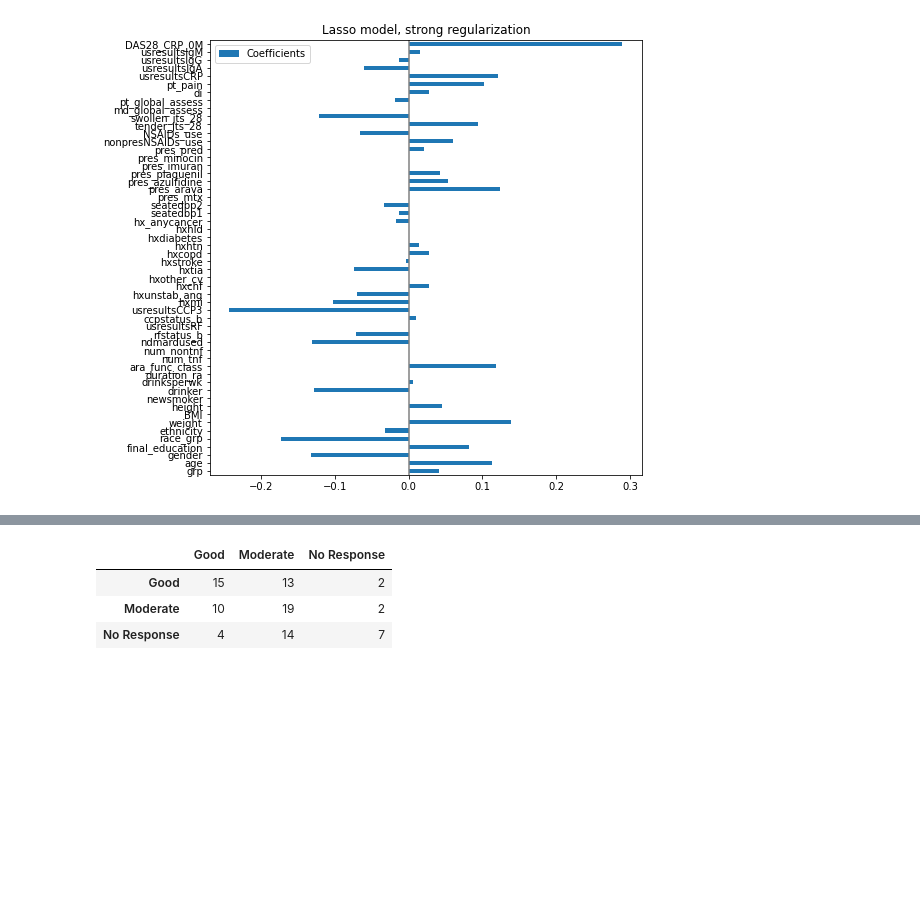
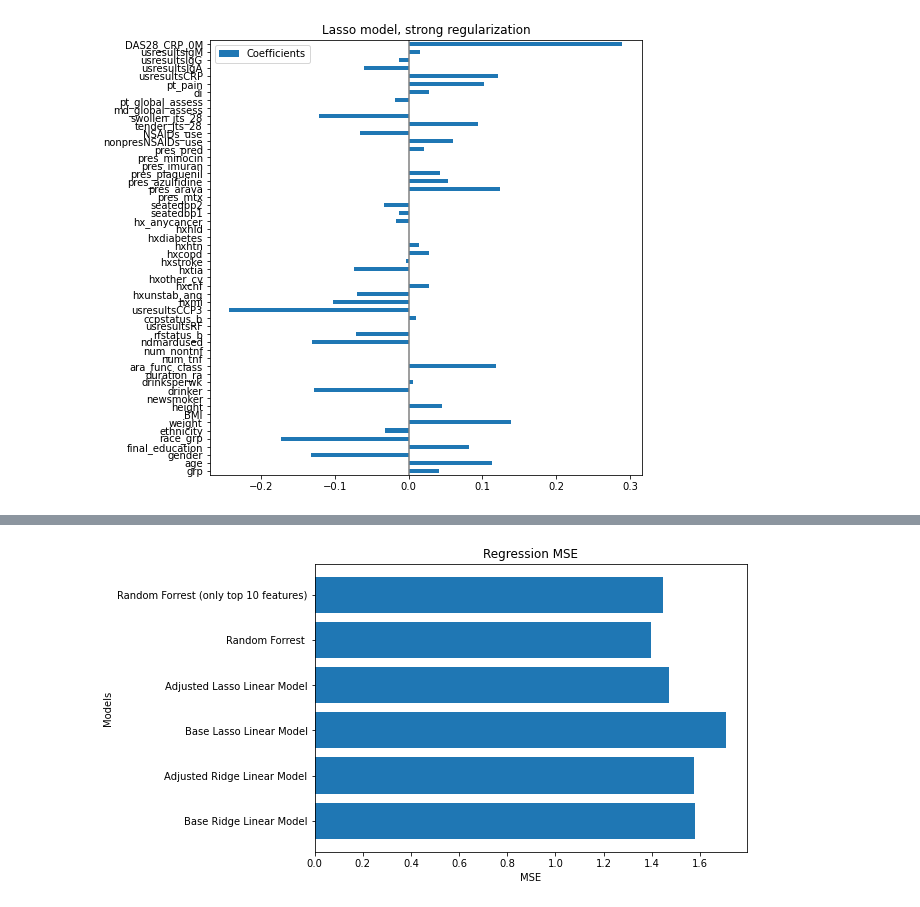
Before and after one commit to Gaskell-1206/Ensemble_DRP, a Jupyter notebook: ML_Model (Buz's Work)/feature_importance.ipynb, the cells around one changed output, grey strips where cells are left out. Cells and saved outputs as stored; diff of their text form; code cells hidden in the pictures; blank space fills up the shorter version.

```diff
--- a/ML_Model (Buz's Work)/feature_importance.ipynb
+++ b/ML_Model (Buz's Work)/feature_importance.ipynb
@@ -198,7 +201,5 @@ aml.plot_results('classification')
 # %%
-aml.confusion_matrix("Adjusted Ridge Linear Model")
+#aml.confusion_matrix("Adjusted Ridge Linear Model")
+aml.plot_results(mode='regression',metics="MSE")
 # %% [output]
-|  | Good | Moderate | No Response |
-| Good | 15 | 13 | 2 |
-| Moderate | 10 | 19 | 2 |
-| No Response | 4 | 14 | 7 |
+[figure, added]
```
Also changed, not shown: parts of 7 cells of this notebook, 4 other files.
